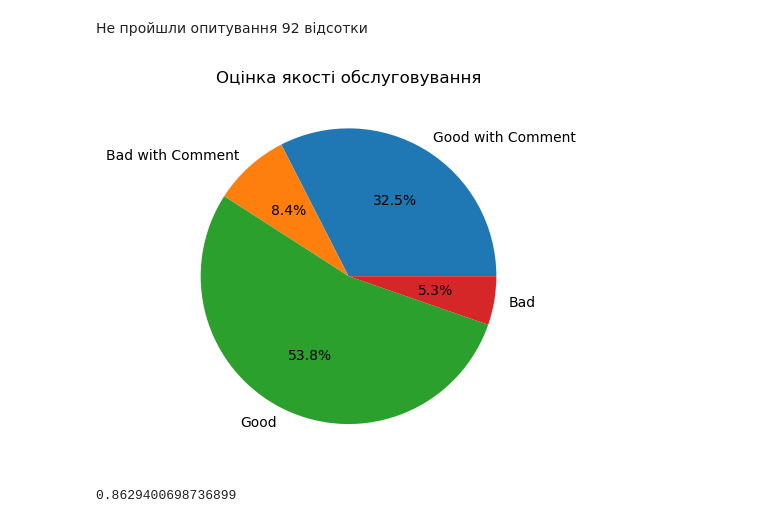
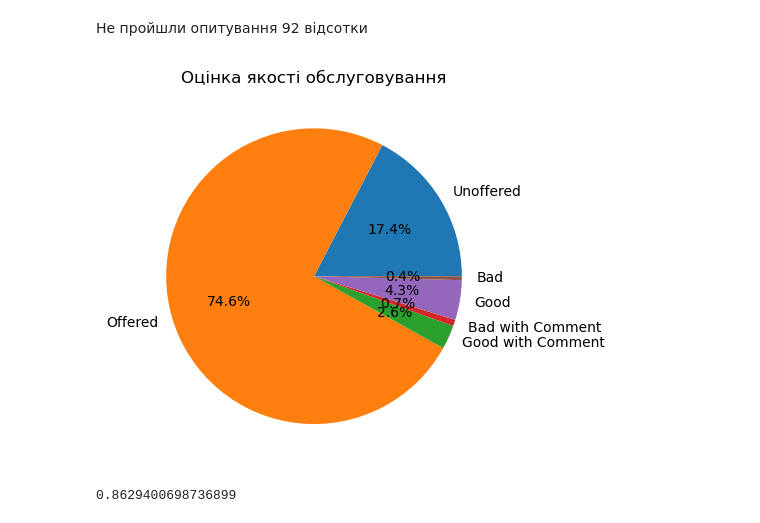
Before and after one commit to ItyTell/test_tasks, a Jupyter notebook: ORBIO/maim.ipynb, the cells around one changed output. Saved outputs shown, nothing was run; the diff lists cells and outputs as text; code cells hidden in the pictures.

```diff
--- a/ORBIO/maim.ipynb
+++ b/ORBIO/maim.ipynb
@@ -137,11 +137,11 @@ sizes[1]
 Не пройшли опитування 92 відсотки
 # %%
 fig, ax = plt.subplots()
-ax.pie(sizes[2:], labels=df["satisfaction_score"].unique()[2:], autopct='%1.1f%%')
+ax.pie(sizes, labels=df["satisfaction_score"].unique(), autopct='%1.1f%%')
 plt.title("Оцінка якості обслуговування")
 plt.show()
 # %% [output]
-[figure, old version]
+[figure, new version]
 # %%
 grades = sizes[2:]
 grades = grades / sum(grades)
```
Also changed, not shown: parts of 32 cells of this notebook.
